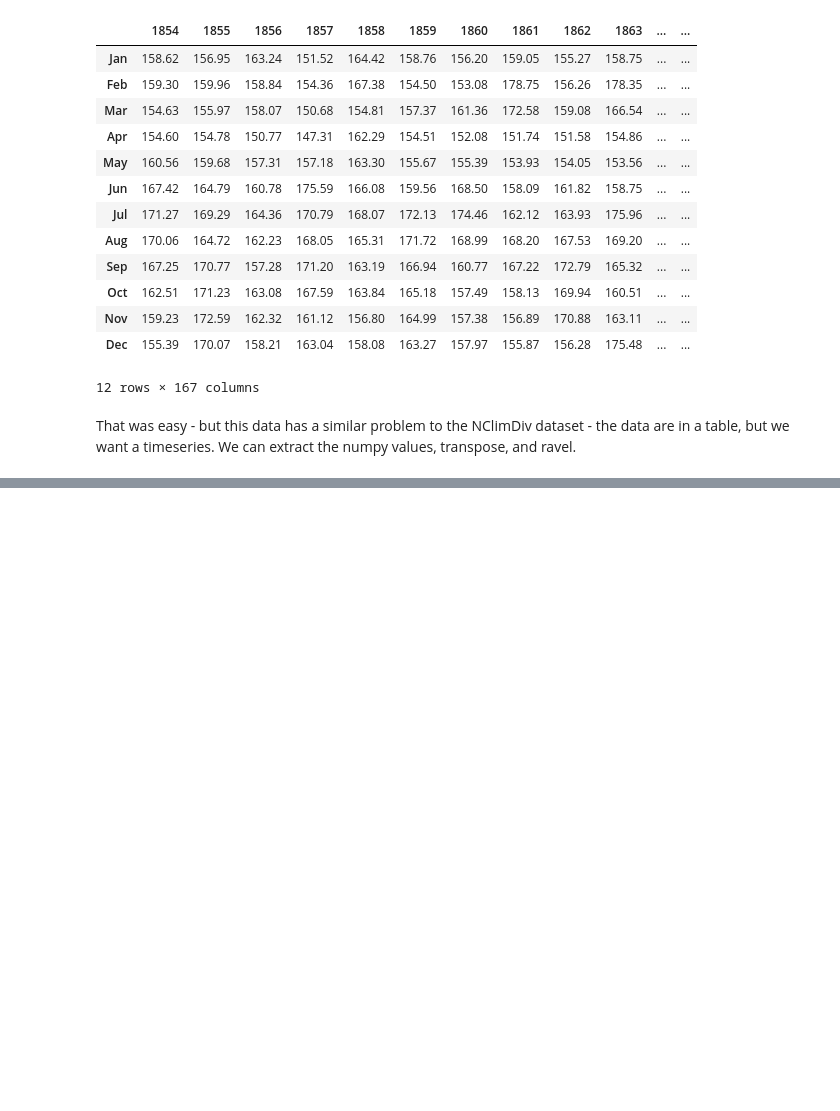
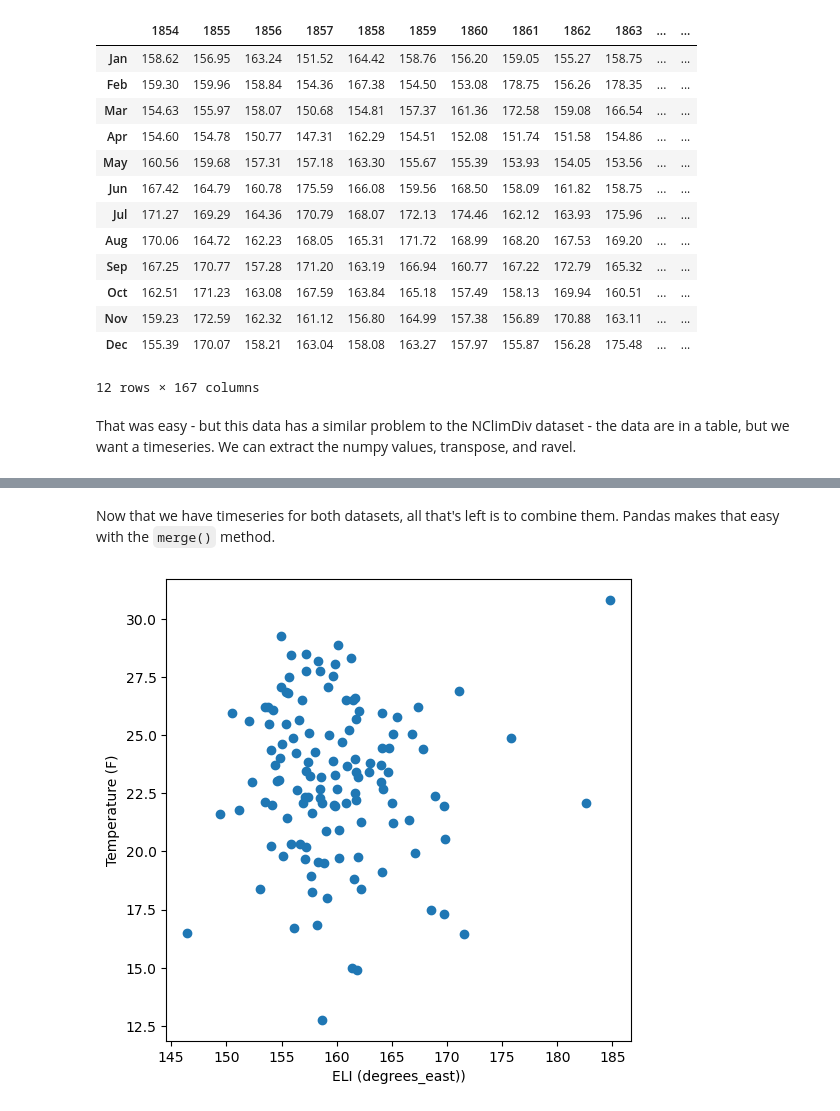
Before and after one commit to taobrienlbl/advanced_earth_science_data_analysis, a Jupyter notebook: lessons/03_data_science_modules/03_WIP_winter_temperature_enso.ipynb, the cells around one changed output, grey strips where cells are left out. Saved outputs shown, nothing was run; the diff lists cells and outputs as text; code cells hidden in the pictures; blank space fills up the shorter version.

```diff
--- a/lessons/03_data_science_modules/03_WIP_winter_temperature_enso.ipynb
+++ b/lessons/03_data_science_modules/03_WIP_winter_temperature_enso.ipynb
@@ -227,0 +254,15 @@ That was easy - but this data has a similar problem to the NClimDiv dataset - th
+# %% [markdown]
+Now that we have timeseries for both datasets, all that's left is to combine them.  Pandas makes that easy with the `merge()` method.
+# %%
+""" Combine the two datasets. """
+# merge the two dataframes
+scin_eli_df = pd.merge(scin_djf_avg, eli_djf_avg, left_index=True, right_index=True)
+
+# plot a scatter plot
+fig, ax = plt.subplots(figsize=(6,6))
+ax.scatter(scin_eli_df['ELI'], scin_eli_df['South Central Indiana'])
+ax.set_xlabel("ELI (degrees_east))")
+ax.set_ylabel("Temperature (F)")
+plt.show()
+# %% [output]
+[figure, added]
```
Also changed, not shown: parts of 4 cells of this notebook, 5 other files.
